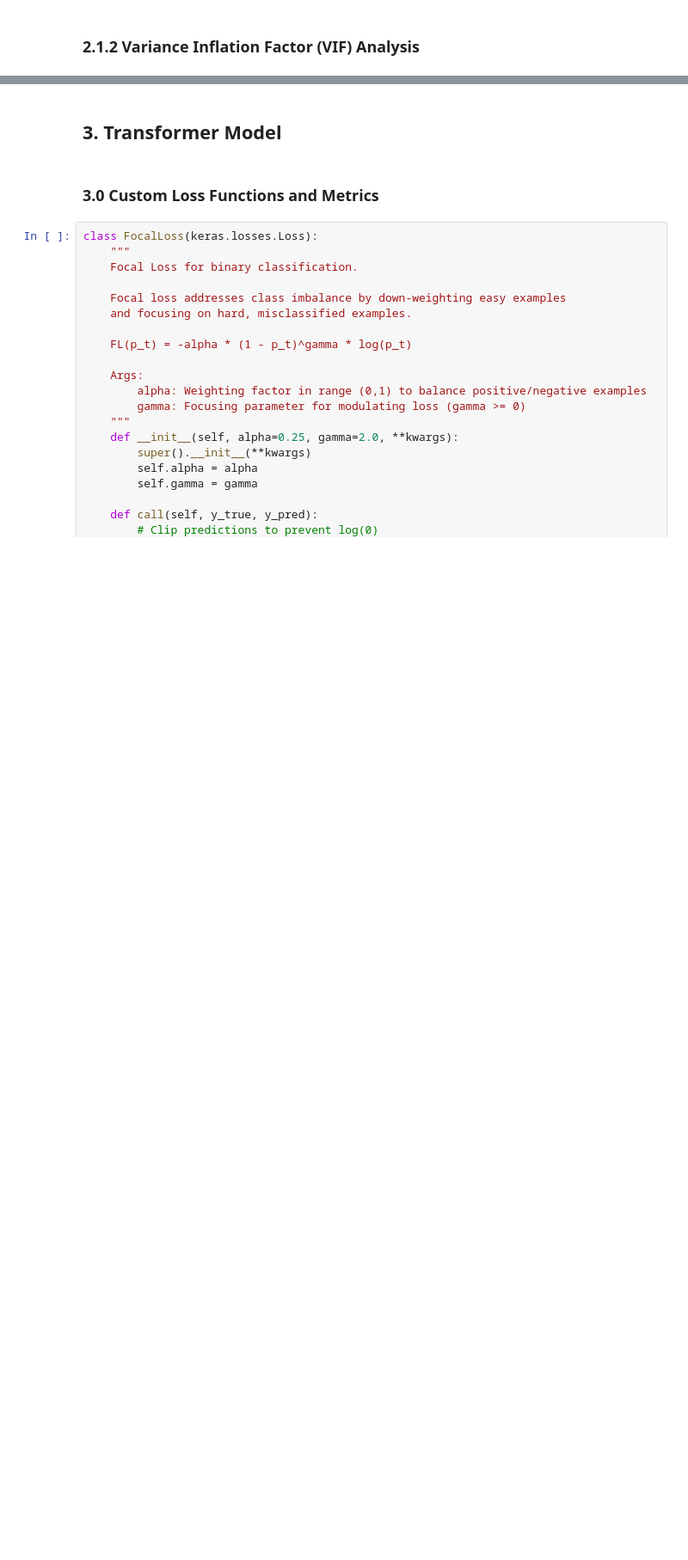
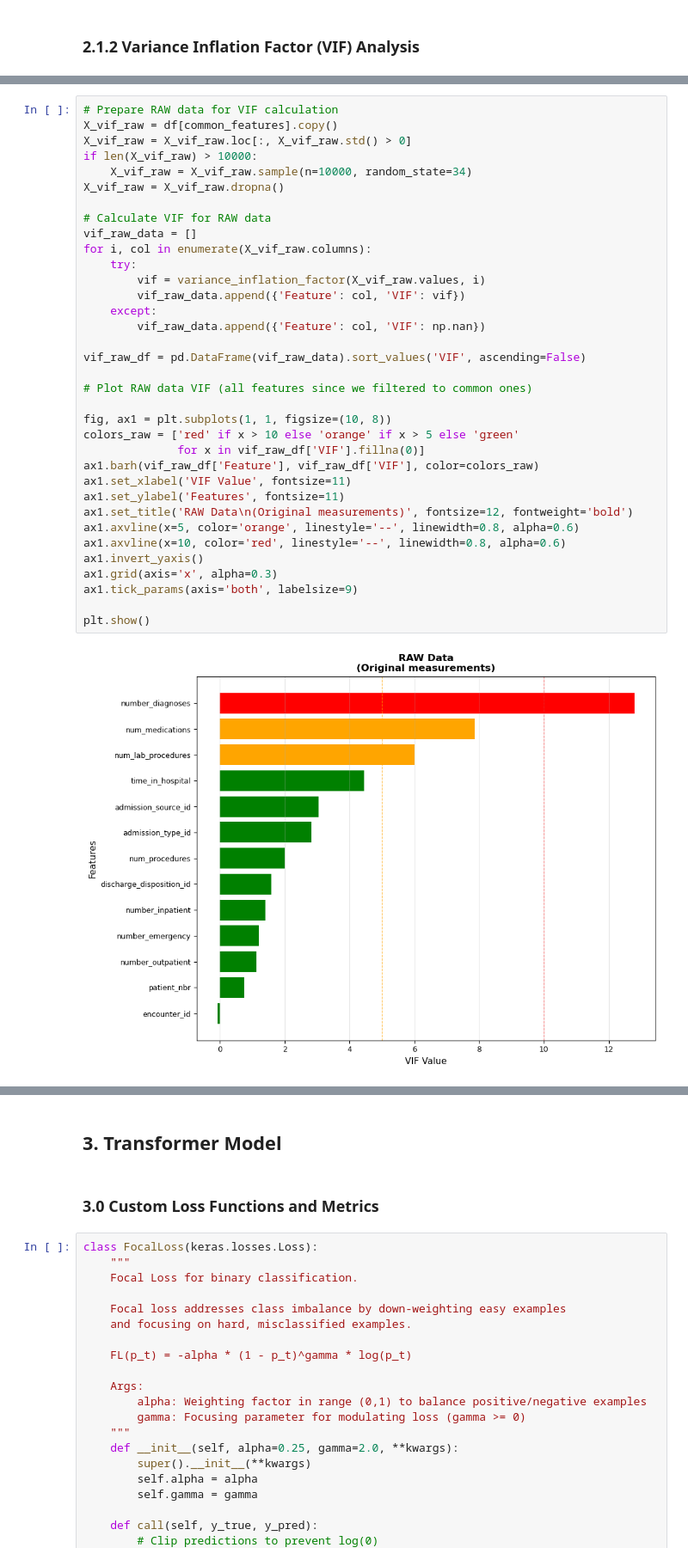
Before and after one commit to cpfrish/diabetes-readmission, a Jupyter notebook: notebooks/colin_viz_transformer.ipynb, the cells around one changed output, grey strips where cells are left out. Shown at 86% size. Cells and saved outputs as stored; diff of their text form; blank space fills up the shorter version.

```diff
--- a/notebooks/colin_viz_transformer.ipynb
+++ b/notebooks/colin_viz_transformer.ipynb
@@ -470 +558,38 @@ Features with >5% extreme outliers: 11
+# %%
+# Prepare RAW data for VIF calculation
+X_vif_raw = df[common_features].copy()
+X_vif_raw = X_vif_raw.loc[:, X_vif_raw.std() > 0]
+if len(X_vif_raw) > 10000:
+    X_vif_raw = X_vif_raw.sample(n=10000, random_state=34)
+X_vif_raw = X_vif_raw.dropna()
+
+# Calculate VIF for RAW data
+vif_raw_data = []
+for i, col in enumerate(X_vif_raw.columns):
+    try:
+        vif = variance_inflation_factor(X_vif_raw.values, i)
+        vif_raw_data.append({'Feature': col, 'VIF': vif})
+    except:
+        vif_raw_data.append({'Feature': col, 'VIF': np.nan})
+
+vif_raw_df = pd.DataFrame(vif_raw_data).sort_values('VIF', ascending=False)
+
+# Plot RAW data VIF (all features since we filtered to common ones)
+
+fig, ax1 = plt.subplots(1, 1, figsize=(10, 8))
+colors_raw = ['red' if x > 10 else 'orange' if x > 5 else 'green'
+              for x in vif_raw_df['VIF'].fillna(0)]
+ax1.barh(vif_raw_df['Feature'], vif_raw_df['VIF'], color=colors_raw)
+ax1.set_xlabel('VIF Value', fontsize=11)
+ax1.set_ylabel('Features', fontsize=11)
+ax1.set_title('RAW Data\n(Original measurements)', fontsize=12, fontweight='bold')
+ax1.axvline(x=5, color='orange', linestyle='--', linewidth=0.8, alpha=0.6)
+ax1.axvline(x=10, color='red', linestyle='--', linewidth=0.8, alpha=0.6)
+ax1.invert_yaxis()
+ax1.grid(axis='x', alpha=0.3)
+ax1.tick_params(axis='both', labelsize=9)
+
+plt.show()
+# %% [output]
+[figure, added]
 # %% [markdown]
```
Also changed, not shown: parts of 17 cells of this notebook, 1 other file.
